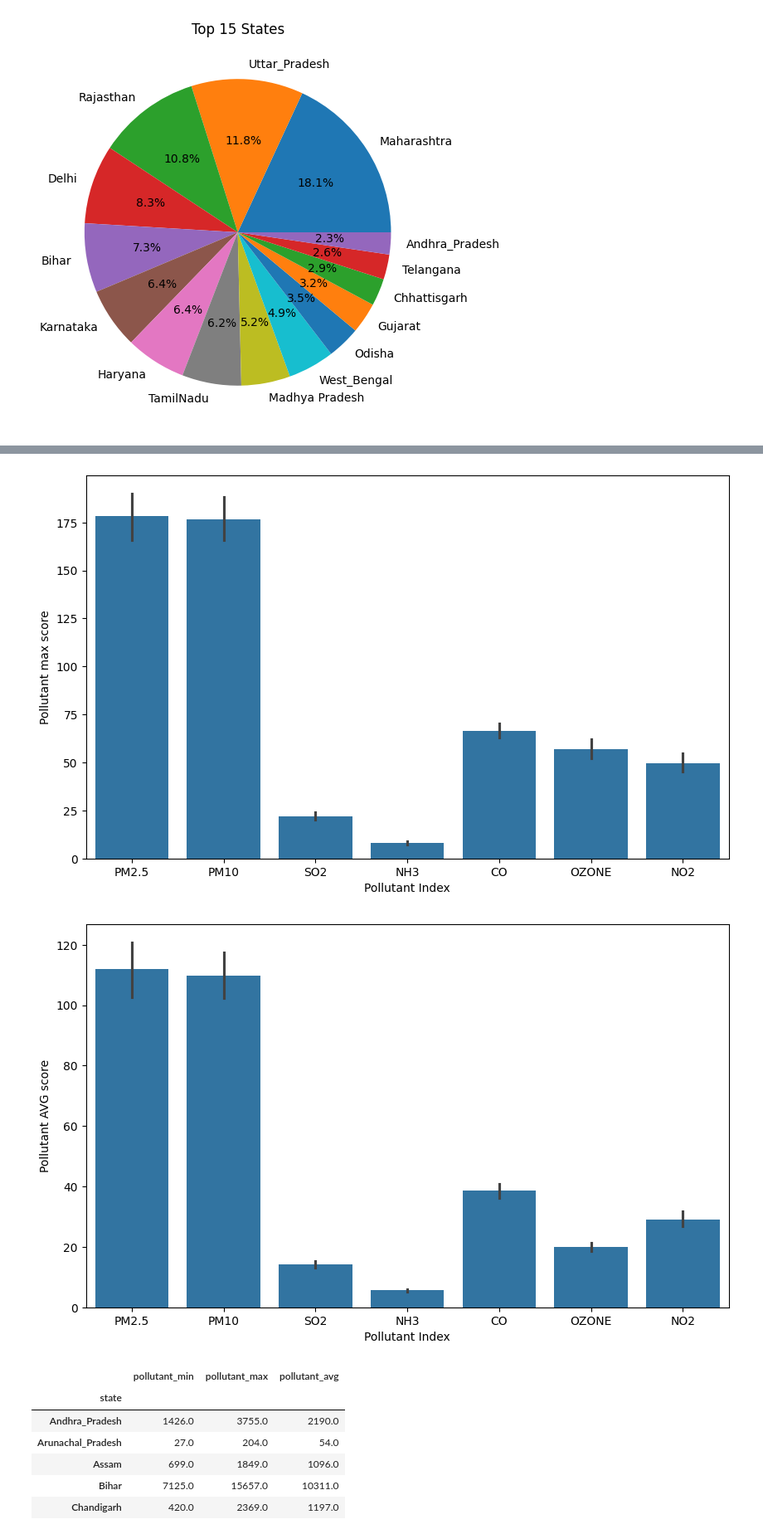
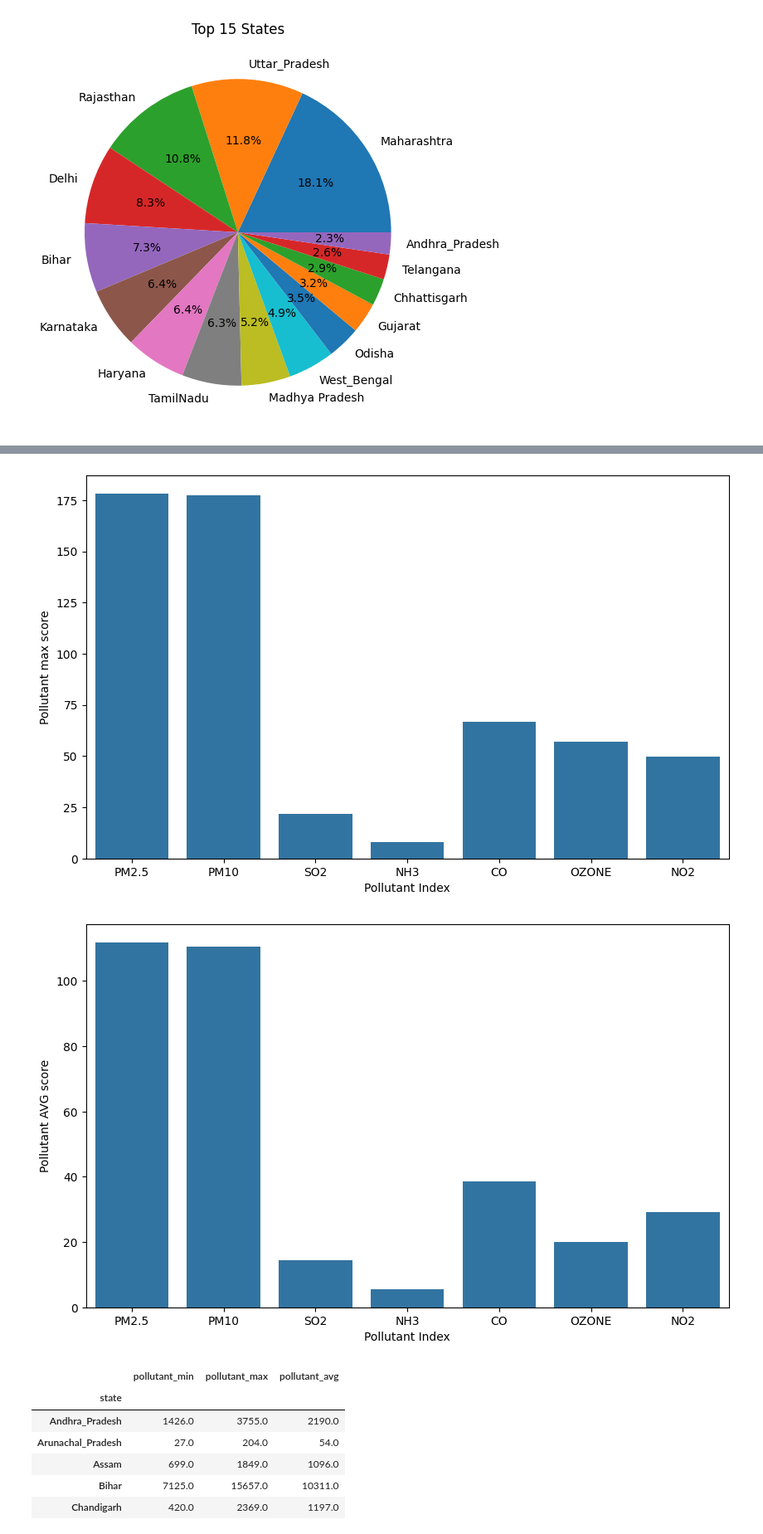
Before and after one commit to Alibubere/AQI_Analysis, a Jupyter notebook: AQI_Analysis.ipynb, the cells around one changed output, grey strips where cells are left out. Shown at 83% size. Drawn from its saved outputs; the diff is of its cells as text; code cells hidden in the pictures.

```diff
--- a/AQI_Analysis.ipynb
+++ b/AQI_Analysis.ipynb
@@ -81,5 +74,3 @@ data.describe() # Provides Info on numerical numerical columns
 ## Data Cleaning
 # %%
 data.dropna(inplace=True) # Used to remove the null values from the dataset
-# %%
-data=data[data['pollutant_min']<400]
@@ -136,19 +132,19 @@ plt.show()
 # %%
 plt.figure(figsize=(10,6))
-sns.barplot(x=data['pollutant_id'],y=data['pollutant_max'])
+sns.barplot(x=data['pollutant_id'],y=data['pollutant_max'],errorbar=None)
 plt.xlabel('Pollutant Index')
 plt.ylabel('Pollutant max score')
 plt.show()
 # %% [output]
-[figure, old version]
+[figure, new version]
 # %%
 plt.figure(figsize=(10,6))
-sns.barplot(x=data['pollutant_id'],y=data['pollutant_avg'])
+sns.barplot(x=data['pollutant_id'],y=data['pollutant_avg'],errorbar=None)
 plt.xlabel('Pollutant Index')
 plt.ylabel('Pollutant AVG score')
 plt.show()
 # %% [output]
-[figure, old version]
+[figure, new version]
 # %%
 by_state =data.groupby('state')[['pollutant_min','pollutant_max','pollutant_avg']].sum()
 by_state
```
Also changed, not shown: parts of 10 cells of this notebook.
